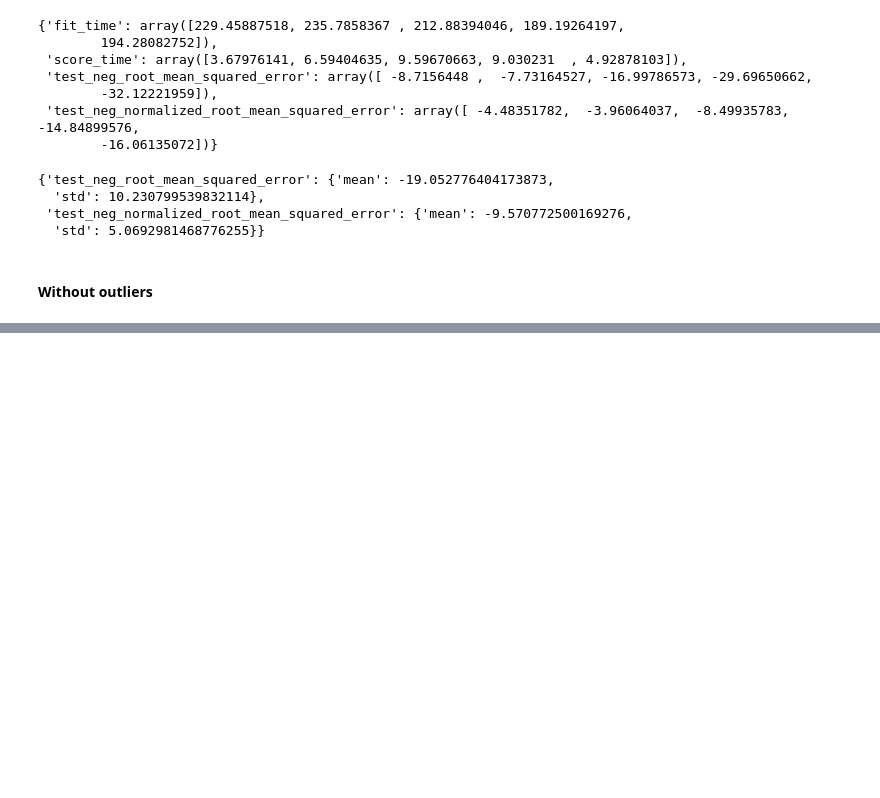
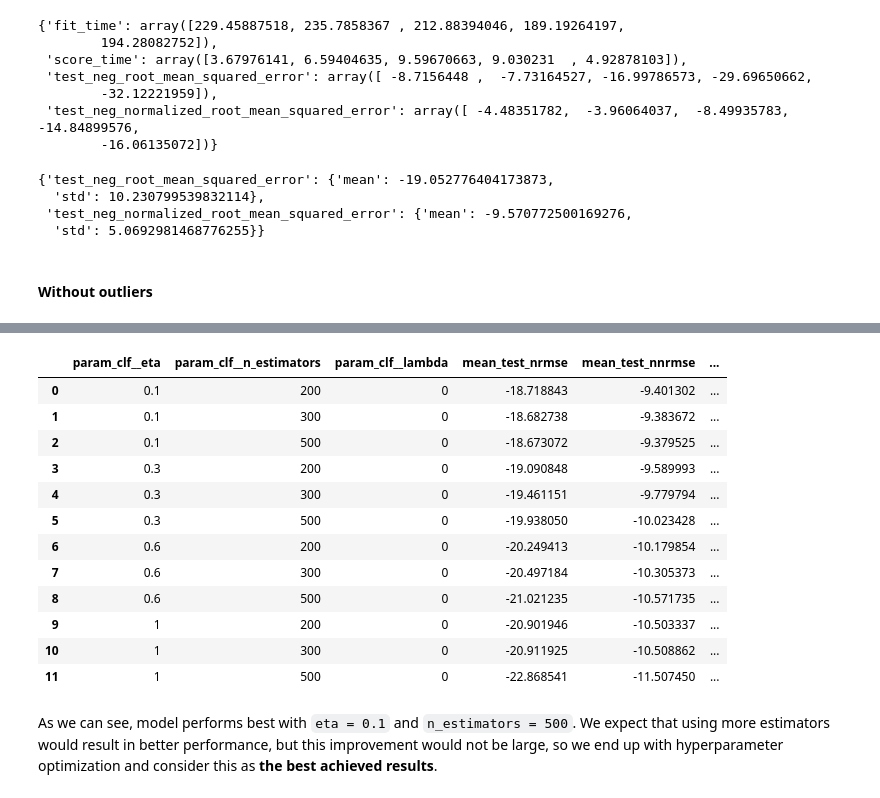
Before and after one commit to dmitana/fiit_knowledge_discovery_project, a Jupyter notebook: notebooks/experiments.ipynb, the cells around one changed output, grey strips where cells are left out. Drawn from its saved outputs; the diff is of its cells as text; code cells hidden in the pictures; blank space fills up the shorter version.

```diff
--- a/notebooks/experiments.ipynb
+++ b/notebooks/experiments.ipynb
@@ -221,0 +751,19 @@ cv_mean_std_score(result, scoring)
+# %%
+%%time
+pipeline = Pipeline([
+    ('features', merged_fu_without_outliers),
+    ('clf', xgb.XGBRegressor(
+        objective='reg:squarederror', n_jobs=-1, booster='gbtree',
+        max_depth=3,
+    ))
+])
+hyperparameters = {
+    'clf__eta': [0.1, 0.3, 0.6, 1.0],
+    'clf__n_estimators': [200, 300, 500],
+    'clf__lambda': [0]
+}
+
+clf = GridSearchCV(
+    pipeline, hyperparameters, cv=5, return_train_score=True, scoring=scoring, refit=False
+)
+_ = clf.fit(data, y)
@@ -221,0 +793,27 @@ cv_mean_std_score(result, scoring)
+# %%
+df = pd.DataFrame(clf.cv_results_)
+df
+df[[
+    'param_clf__eta',
+    'param_clf__n_estimators',
+    'param_clf__lambda',
+    'mean_test_nrmse', 'mean_test_nnrmse', 'mean_test_nrmsle',
+    'std_test_nrmse', 'std_test_nnrmse', 'std_test_nrmsle',
+    'mean_train_nrmse', 'mean_train_nnrmse', 'mean_train_nrmsle',
+]]
+# %% [output]
+|  | param_clf__eta | param_clf__n_estimators | param_clf__lambda | mean_test_nrmse | mean_test_nnrmse | ... |
+| 0 | 0.1 | 200 | 0 | -18.718843 | -9.401302 | ... |
+| 1 | 0.1 | 300 | 0 | -18.682738 | -9.383672 | ... |
+| 2 | 0.1 | 500 | 0 | -18.673072 | -9.379525 | ... |
+| 3 | 0.3 | 200 | 0 | -19.090848 | -9.589993 | ... |
+| 4 | 0.3 | 300 | 0 | -19.461151 | -9.779794 | ... |
+| 5 | 0.3 | 500 | 0 | -19.938050 | -10.023428 | ... |
+| 6 | 0.6 | 200 | 0 | -20.249413 | -10.179854 | ... |
+| 7 | 0.6 | 300 | 0 | -20.497184 | -10.305373 | ... |
+| 8 | 0.6 | 500 | 0 | -21.021235 | -10.571735 | ... |
+| 9 | 1 | 200 | 0 | -20.901946 | -10.503337 | ... |
+| 10 | 1 | 300 | 0 | -20.911925 | -10.508862 | ... |
+| 11 | 1 | 500 | 0 | -22.868541 | -11.507450 | ... |
+# %% [markdown]
+As we can see, model performs best with `eta = 0.1` and `n_estimators = 500`. We expect that using more estimators would result in better performance, but this improvement would not be large, so we end up with hyperparameter optimization and consider this as **the best achieved results**.
```
Also changed, not shown: parts of 53 cells of this notebook, 1 other file.
